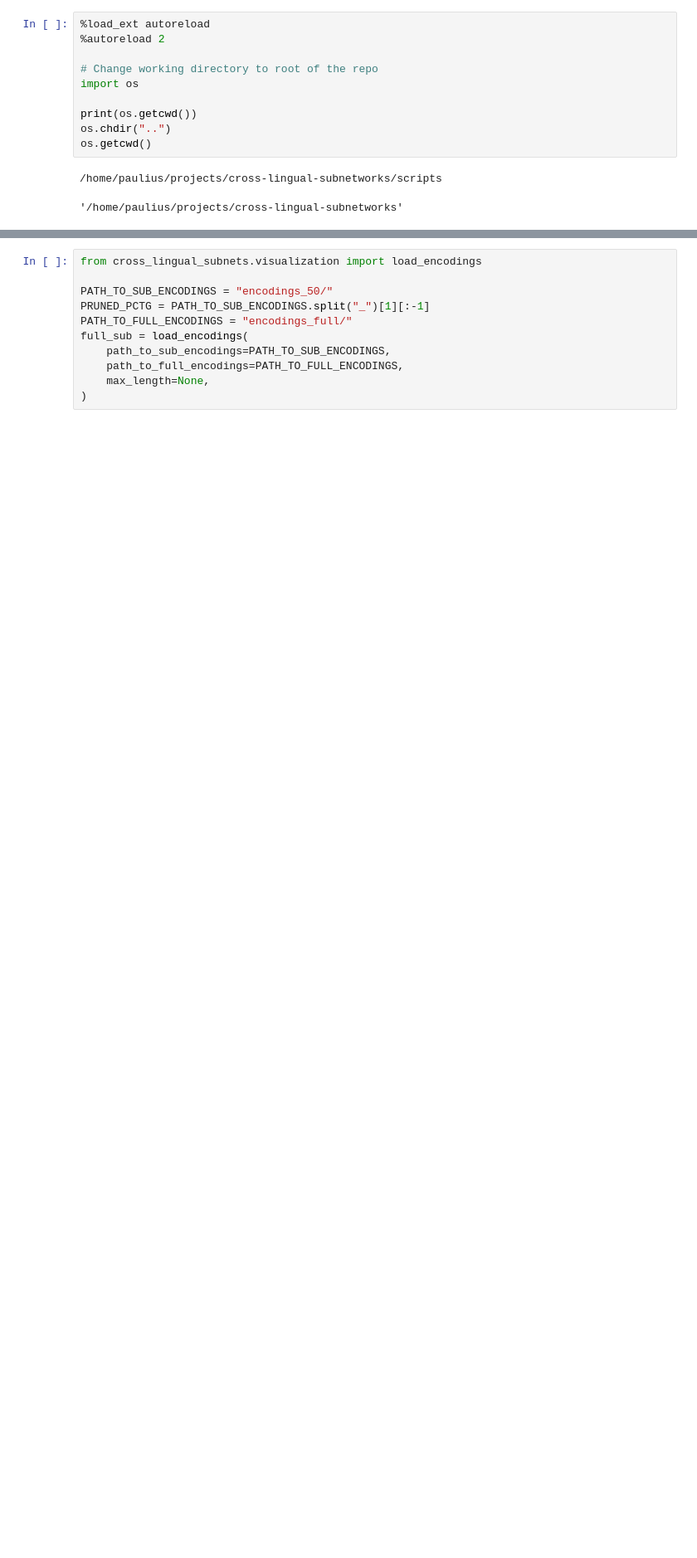
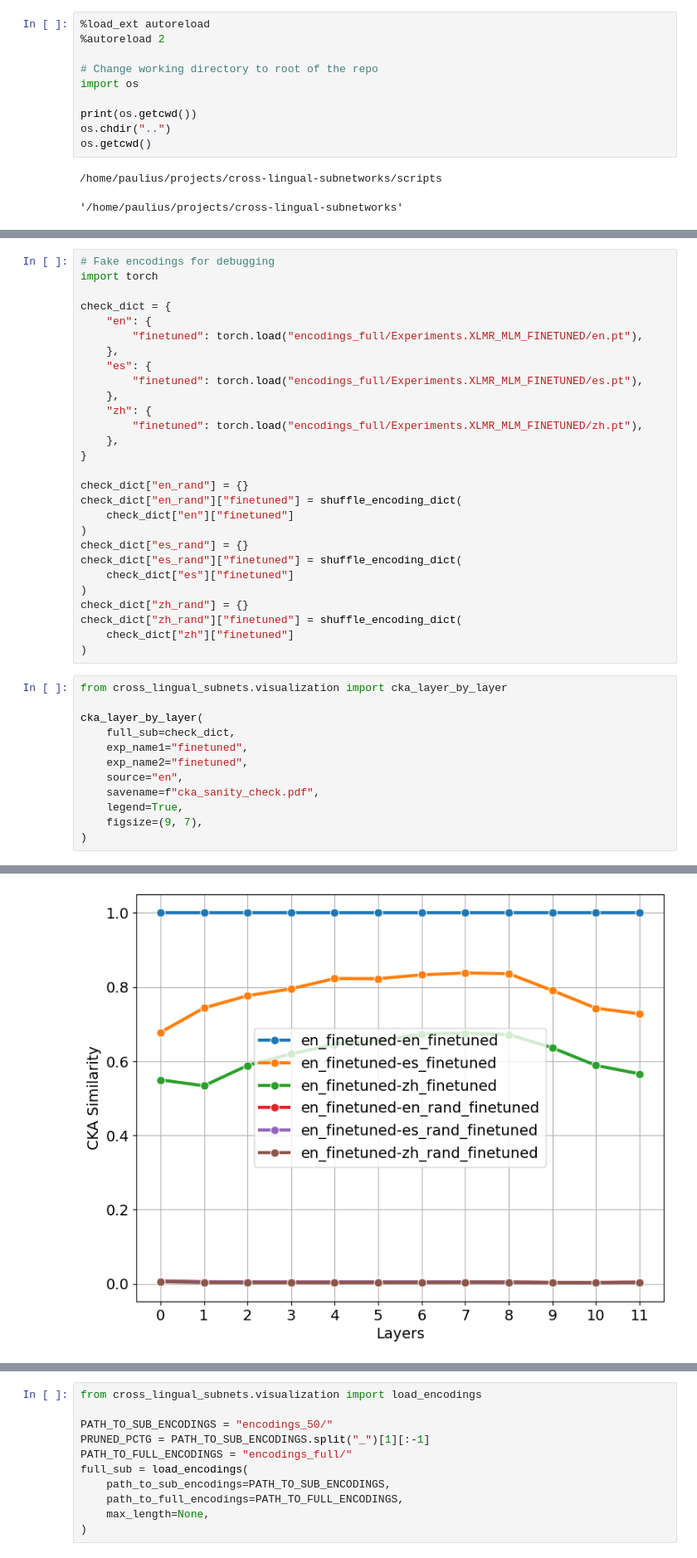
Before and after one commit to MaxBelitsky/cross-lingual-subnetworks, a Jupyter notebook: scripts/cka.ipynb, the cells around one changed output, grey strips where cells are left out. Shown at 83% size. Saved outputs shown, nothing was run; the diff lists cells and outputs as text; blank space fills up the shorter version.

```diff
--- a/scripts/cka.ipynb
+++ b/scripts/cka.ipynb
@@ -20,0 +32,41 @@ os.getcwd()
+# %%
+# Fake encodings for debugging
+import torch
+
+check_dict = {
+    "en": {
+        "finetuned": torch.load("encodings_full/Experiments.XLMR_MLM_FINETUNED/en.pt"),
+    },
+    "es": {
+        "finetuned": torch.load("encodings_full/Experiments.XLMR_MLM_FINETUNED/es.pt"),
+    },
+    "zh": {
+        "finetuned": torch.load("encodings_full/Experiments.XLMR_MLM_FINETUNED/zh.pt"),
+    },
+}
+
+check_dict["en_rand"] = {}
+check_dict["en_rand"]["finetuned"] = shuffle_encoding_dict(
+    check_dict["en"]["finetuned"]
+)
+check_dict["es_rand"] = {}
+check_dict["es_rand"]["finetuned"] = shuffle_encoding_dict(
+    check_dict["es"]["finetuned"]
+)
+check_dict["zh_rand"] = {}
+check_dict["zh_rand"]["finetuned"] = shuffle_encoding_dict(
+    check_dict["zh"]["finetuned"]
+)
+# %%
+from cross_lingual_subnets.visualization import cka_layer_by_layer
+
+cka_layer_by_layer(
+    full_sub=check_dict,
+    exp_name1="finetuned",
+    exp_name2="finetuned",
+    source="en",
+    savename=f"cka_sanity_check.pdf",
+    legend=True,
+    figsize=(9, 7),
+)
+# %% [output]
@@ -20,0 +86 @@ os.getcwd()
+[figure, added]
```
Also changed, not shown: parts of 43 cells of this notebook, 37 other files.
